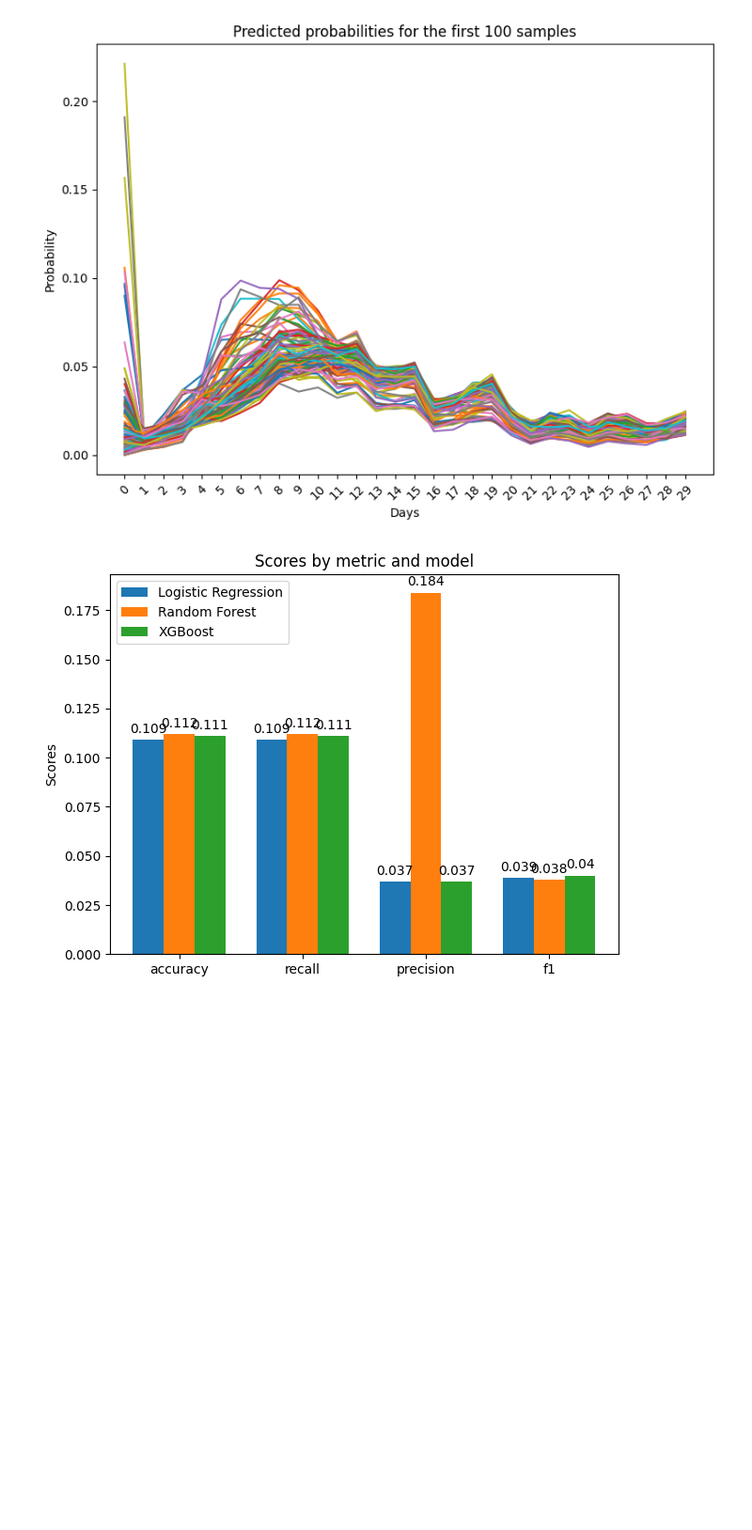
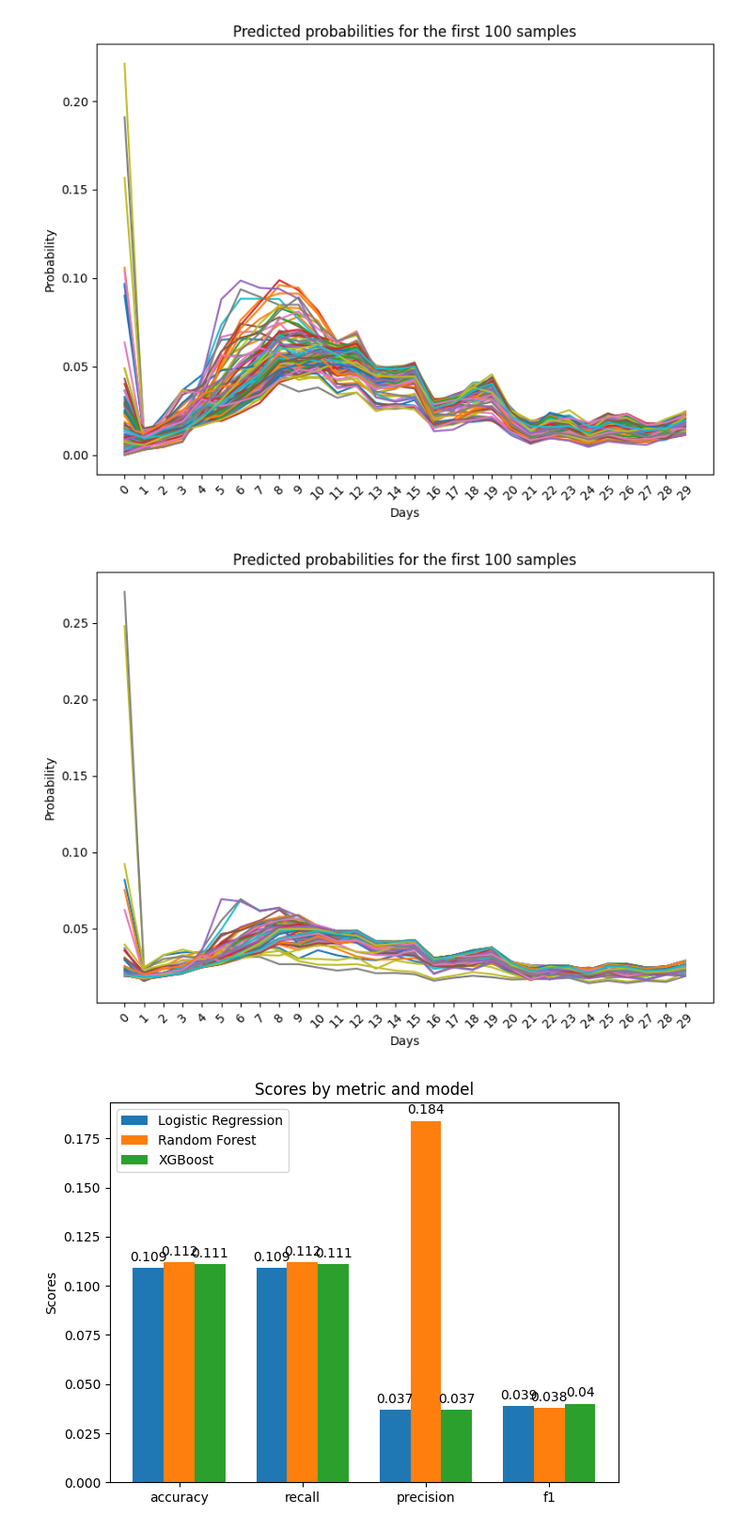
Before and after one commit to santortiz/out-of-stock, a Jupyter notebook: notebooks/training.ipynb, the cells around one changed output. Shown at 94% size. Saved outputs shown, nothing was run; the diff lists cells and outputs as text; code cells hidden in the pictures; blank space fills up the shorter version.

```diff
--- a/notebooks/training.ipynb
+++ b/notebooks/training.ipynb
@@ -725,6 +725,18 @@ plt.xticks(ticks=range(len(lr_tmp_graph.columns)), labels=lr_tmp_graph.columns,
 plt.tight_layout()
 # %% [output]
 [figure]
+# %%
+plt.figure(figsize=(8, 6))
+for i in range(100):
+    plt.plot(xgb_tmp_graph.columns, xgb_tmp_graph.iloc[i], label=f"sample_{i}")
+
+plt.title("Predicted probabilities for the first 100 samples")
+plt.xlabel("Days")
+plt.ylabel("Probability")
+plt.xticks(ticks=range(len(xgb_tmp_graph.columns)), labels=xgb_tmp_graph.columns, rotation=45)
+plt.tight_layout()
+# %% [output]
+[figure, added]
 # %%
 import numpy as np
 metrics_lr = {
```
Also changed, not shown: parts of 1 cell of this notebook, 2 other files.
